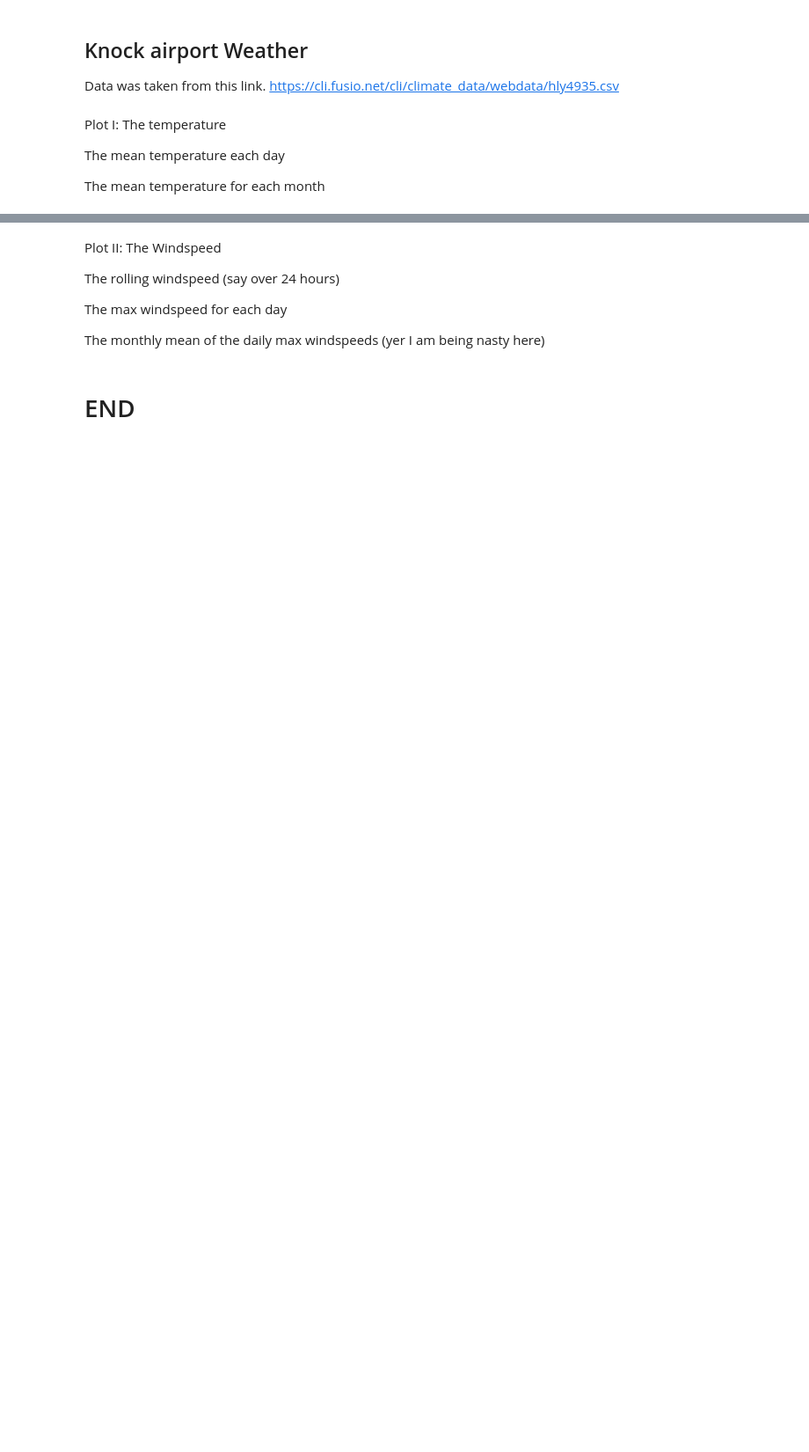
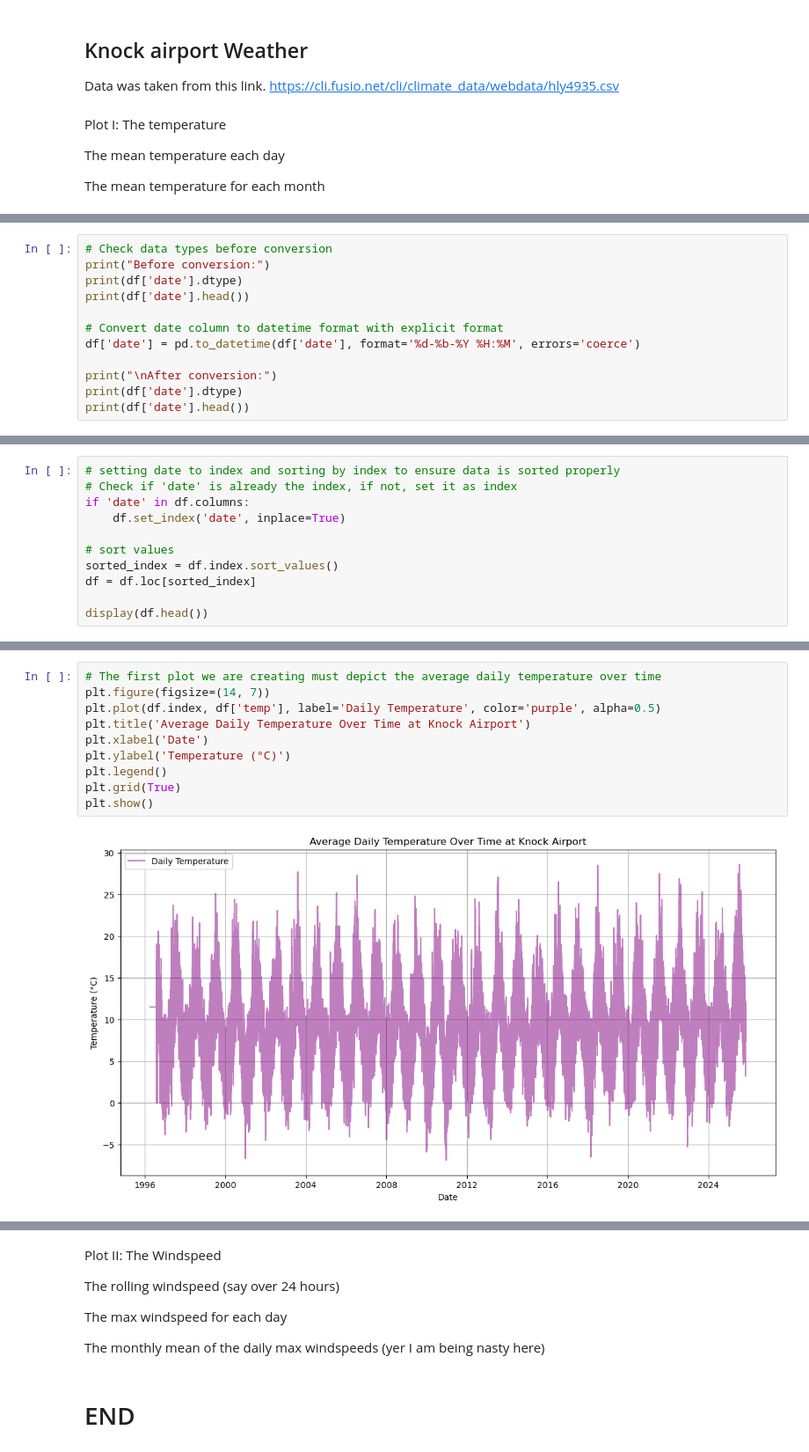
Before and after one commit to marianemcgrath/pfda, a Jupyter notebook: assignment/assignment06_weather.ipynb, the cells around one changed output, grey strips where cells are left out. Shown: that part at 88% size. Cells and saved outputs as stored; diff of their text form; blank space fills up the shorter version.

```diff
--- a/assignment/assignment06_weather.ipynb
+++ b/assignment/assignment06_weather.ipynb
@@ -179,0 +82,12 @@ Created hourly datetime index
+# %%
+# Check data types before conversion
+print("Before conversion:")
+print(df['date'].dtype)
+print(df['date'].head())
+
+# Convert date column to datetime format with explicit format
+df['date'] = pd.to_datetime(df['date'], format='%d-%b-%Y %H:%M', errors='coerce')
+
+print("\nAfter conversion:")
+print(df['date'].dtype)
+print(df['date'].head())
@@ -179,0 +112,11 @@ Created hourly datetime index
+# %%
+# setting date to index and sorting by index to ensure data is sorted properly
+# Check if 'date' is already the index, if not, set it as index
+if 'date' in df.columns:
+    df.set_index('date', inplace=True)
+
+# sort values
+sorted_index = df.index.sort_values()
+df = df.loc[sorted_index]
+
+display(df.head())
@@ -179,0 +131,12 @@ Created hourly datetime index
+# %%
+# The first plot we are creating must depict the average daily temperature over time
+plt.figure(figsize=(14, 7))
+plt.plot(df.index, df['temp'], label='Daily Temperature', color='purple', alpha=0.5)
+plt.title('Average Daily Temperature Over Time at Knock Airport')
+plt.xlabel('Date')
+plt.ylabel('Temperature (°C)')
+plt.legend()
+plt.grid(True)
+plt.show()
+# %% [output]
+[figure, added]
```
Also changed, not shown: parts of 14 cells of this notebook, 1 other file.
